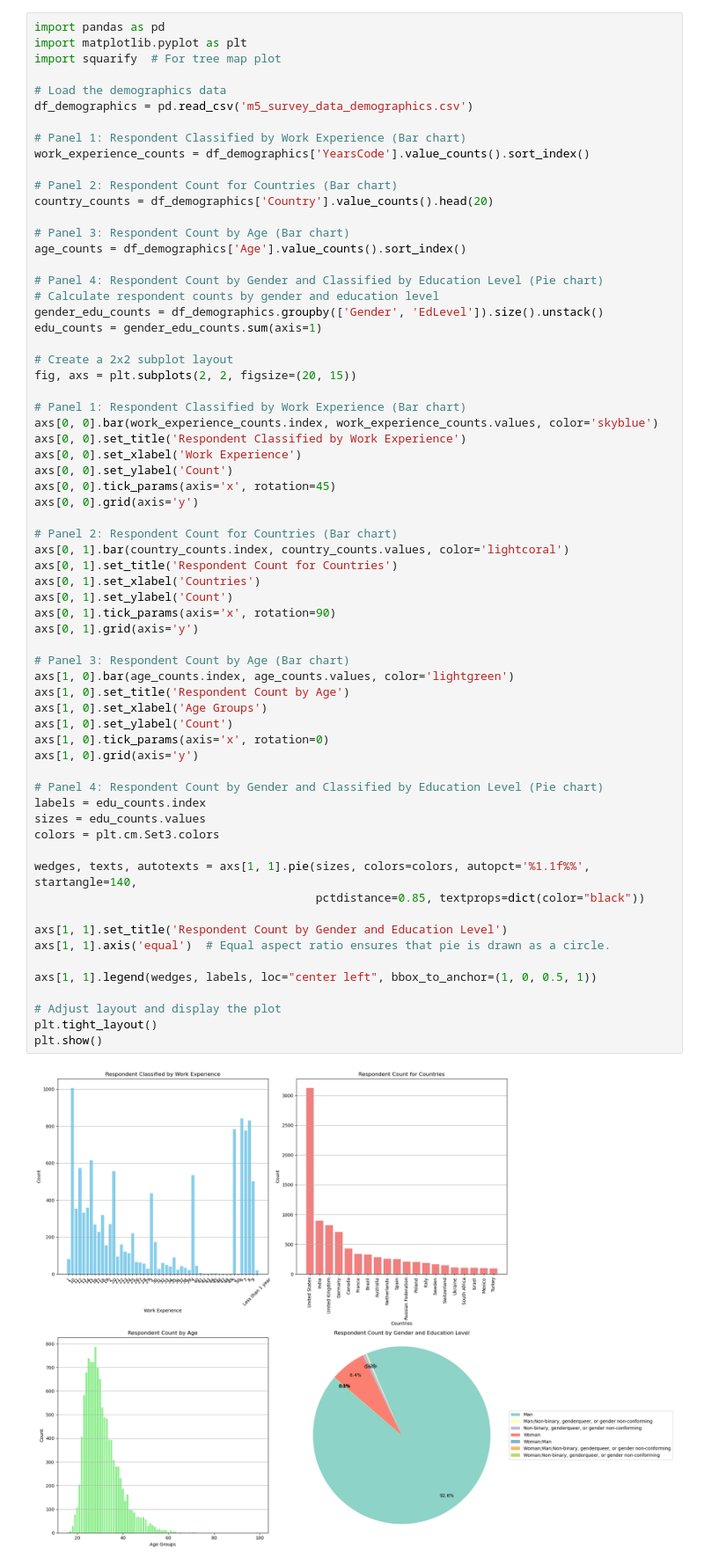
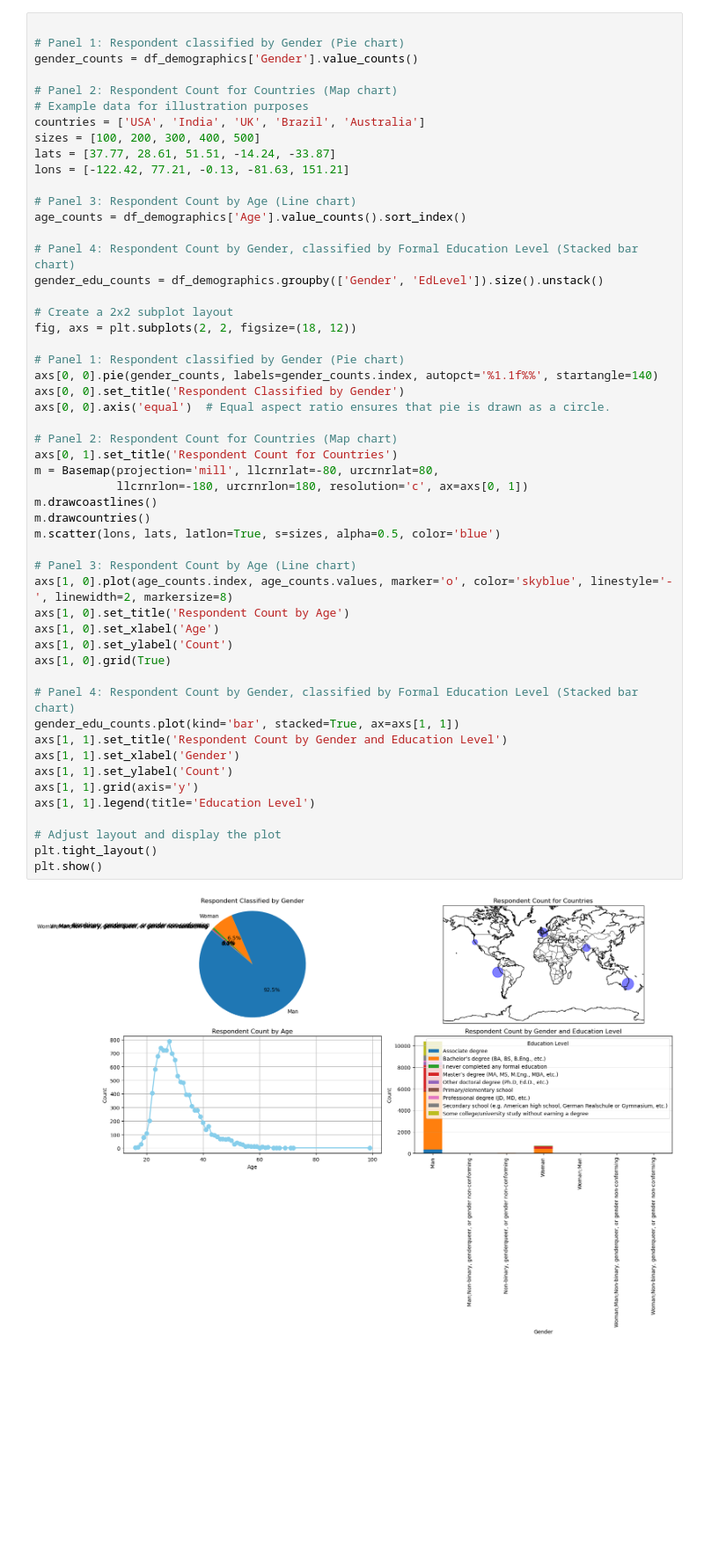
Before and after one commit to PedroGuille/python_exam, a Jupyter notebook: examen.ipynb, the cells around one changed output. Shown at 88% size. Cells and saved outputs as stored; diff of their text form; blank space fills up the shorter version.

```diff
--- a/examen.ipynb
+++ b/examen.ipynb
@@ -115,67 +122,54 @@ plt.show()
 # %%
-import pandas as pd
-import matplotlib.pyplot as plt
-import squarify  # For tree map plot
 
-# Load the demographics data
-df_demographics = pd.read_csv('m5_survey_data_demographics.csv')
+# Panel 1: Respondent classified by Gender (Pie chart)
+gender_counts = df_demographics['Gender'].value_counts()
 
-# Panel 1: Respondent Classified by Work Experience (Bar chart)
-work_experience_counts = df_demographics['YearsCode'].value_counts().sort_index()
+# Panel 2: Respondent Count for Countries (Map chart)
+# Example data for illustration purposes
+countries = ['USA', 'India', 'UK', 'Brazil', 'Australia']
+sizes = [100, 200, 300, 400, 500]
+lats = [37.77, 28.61, 51.51, -14.24, -33.87]
+lons = [-122.42, 77.21, -0.13, -81.63, 151.21]
 
-# Panel 2: Respondent Count for Countries (Bar chart)
-country_counts = df_demographics['Country'].value_counts().head(20)
-
-# Panel 3: Respondent Count by Age (Bar chart)
+# Panel 3: Respondent Count by Age (Line chart)
 age_counts = df_demographics['Age'].value_counts().sort_index()
 
-# Panel 4: Respondent Count by Gender and Classified by Education Level (Pie chart)
-# Calculate respondent counts by gender and education level
+# Panel 4: Respondent Count by Gender, classified by Formal Education Level (Stacked bar chart)
 gender_edu_counts = df_demographics.groupby(['Gender', 'EdLevel']).size().unstack()
-edu_counts = gender_edu_counts.sum(axis=1)
 
 # Create a 2x2 subplot layout
-fig, axs = plt.subplots(2, 2, figsize=(20, 15))
+fig, axs = plt.subplots(2, 2, figsize=(18, 12))
 
-# Panel 1: Respondent Classified by Work Experience (Bar chart)
-axs[0, 0].bar(work_experience_counts.index, work_experience_counts.values, color='skyblue')
-axs[0, 0].set_title('Respondent Classified by Work Experience')
-axs[0, 0].set_xlabel('Work Experience')
-axs[0, 0].set_ylabel('Count')
-axs[0, 0].tick_params(axis='x', rotation=45)
-axs[0, 0].grid(axis='y')
+# Panel 1: Respondent classified by Gender (Pie chart)
+axs[0, 0].pie(gender_counts, labels=gender_counts.index, autopct='%1.1f%%', startangle=140)
+axs[0, 0].set_title('Respondent Classified by Gender')
+axs[0, 0].axis('equal')  # Equal aspect ratio ensures that pie is drawn as a circle.
 
-# Panel 2: Respondent Count for Countries (Bar chart)
-axs[0, 1].bar(country_counts.index, country_counts.values, color='lightcoral')
+# Panel 2: Respondent Count for Countries (Map chart)
 axs[0, 1].set_title('Respondent Count for Countries')
-axs[0, 1].set_xlabel('Countries')
-axs[0, 1].set_ylabel('Count')
-axs[0, 1].tick_params(axis='x', rotation=90)
-axs[0, 1].grid(axis='y')
+m = Basemap(projection='mill', llcrnrlat=-80, urcrnrlat=80,
+            llcrnrlon=-180, urcrnrlon=180, resolution='c', ax=axs[0, 1])
+m.drawcoastlines()
+m.drawcountries()
+m.scatter(lons, lats, latlon=True, s=sizes, alpha=0.5, color='blue')
 
-# Panel 3: Respondent Count by Age (Bar chart)
-axs[1, 0].bar(age_counts.index, age_counts.values, color='lightgreen')
+# Panel 3: Respondent Count by Age (Line chart)
+axs[1, 0].plot(age_counts.index, age_counts.values, marker='o', color='skyblue', linestyle='-', linewidth=2, markersize=8)
 axs[1, 0].set_title('Respondent Count by Age')
-axs[1, 0].set_xlabel('Age Groups')
+axs[1, 0].set_xlabel('Age')
 axs[1, 0].set_ylabel('Count')
-axs[1, 0].tick_params(axis='x', rotation=0)
-axs[1, 0].grid(axis='y')
+axs[1, 0].grid(True)
 
-# Panel 4: Respondent Count by Gender and Classified by Education Level (Pie chart)
-labels = edu_counts.index
-sizes = edu_counts.values
-colors = plt.cm.Set3.colors
-
-wedges, texts, autotexts = axs[1, 1].pie(sizes, colors=colors, autopct='%1.1f%%', startangle=140,
-                                         pctdistance=0.85, textprops=dict(color="black"))
-
+# Panel 4: Respondent Count by Gender, classified by Formal Education Level (Stacked bar chart)
+gender_edu_counts.plot(kind='bar', stacked=True, ax=axs[1, 1])
 axs[1, 1].set_title('Respondent Count by Gender and Education Level')
-axs[1, 1].axis('equal')  # Equal aspect ratio ensures that pie is drawn as a circle.
-
-axs[1, 1].legend(wedges, labels, loc="center left", bbox_to_anchor=(1, 0, 0.5, 1))
+axs[1, 1].set_xlabel('Gender')
+axs[1, 1].set_ylabel('Count')
+axs[1, 1].grid(axis='y')
+axs[1, 1].legend(title='Education Level')
 
 # Adjust layout and display the plot
 plt.tight_layout()
 plt.show()
 # %% [output]
-[figure, old version]
+[figure, new version]
```
Also changed, not shown: parts of 3 cells of this notebook.
